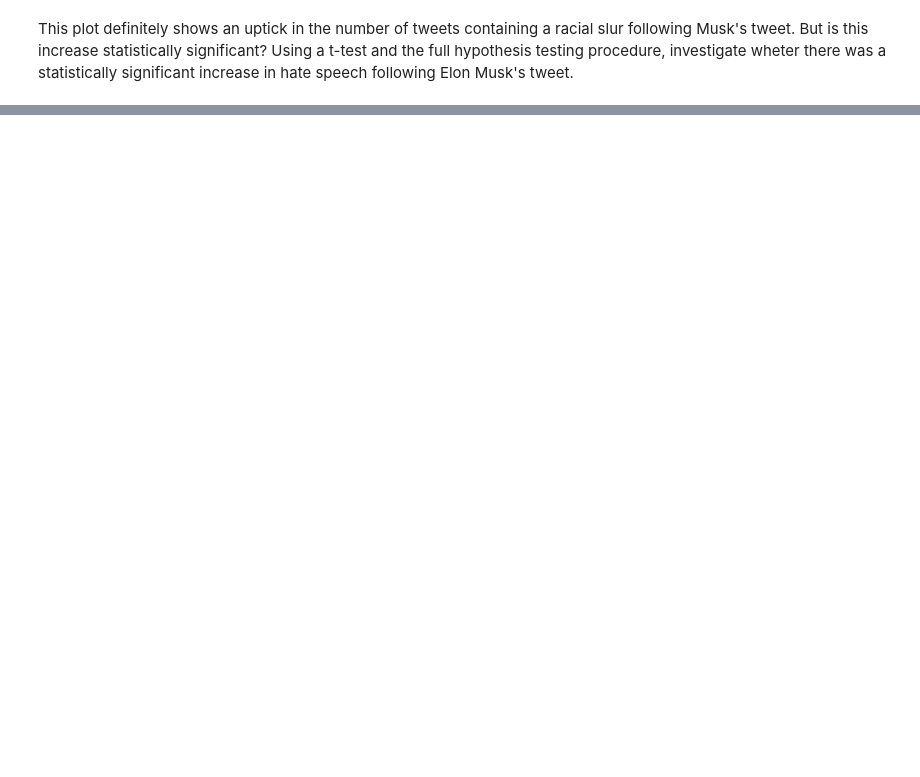
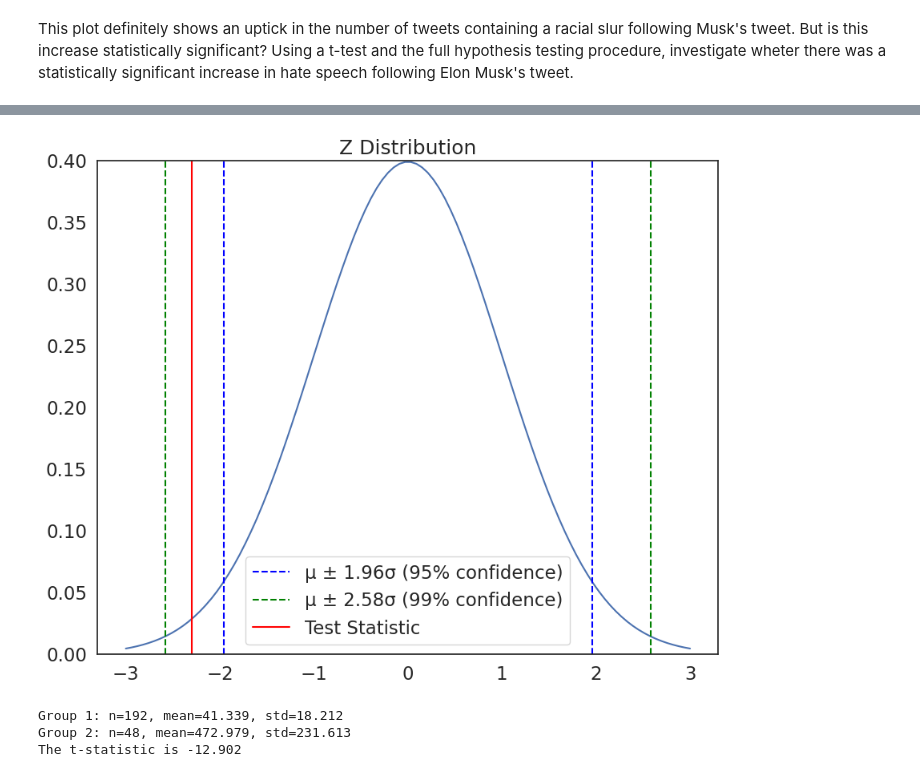
Before and after one commit to CathyZhang1/QM2, a Jupyter notebook: notebooks/W07. Hypothesis Testing.ipynb, the cells around one changed output, grey strips where cells are left out. Drawn from its saved outputs; the diff is of its cells as text; code cells hidden in the pictures; blank space fills up the shorter version.

```diff
--- a/notebooks/W07. Hypothesis Testing.ipynb
+++ b/notebooks/W07. Hypothesis Testing.ipynb
@@ -335,0 +396,28 @@ This plot definitely shows an uptick in the number of tweets containing a racial
+# %%
+def plot_z(test_statistic):
+    mu, se= 0, 1 # create two variables, a mean "mu" equal to zero, and standard deviation "se" equal to 1
+    x = np.linspace(mu - 3*se, mu + 3*se, 100) # create a range of values from -3 to 3 standard deviations
+
+    plt.plot(x, norm.pdf(x, mu, se)) # plot the normal distribution
+    plt.axvline(mu-se*1.96, color='blue', linestyle='dashed', linewidth=1.5,label='µ ± 1.96σ (95% confidence)') # plot a vertical line at the mean plus 2 standard deviations
+    plt.axvline(mu+se*1.96, color='blue', linestyle='dashed', linewidth=1.5)  # plot a vertical line at the mean minus 2 standard deviations
+    plt.axvline(mu-se*2.58, color='green', linestyle='dashed', linewidth=1.5,label='µ ± 2.58σ (99% confidence)') # plot a vertical line at the mean plus 2 standard deviations
+    plt.axvline(mu+se*2.58, color='green', linestyle='dashed', linewidth=1.5)  # plot a vertical line at the mean minus 2 standard deviations
+
+    plt.axvline(test_statistic, color='red', linestyle='solid', linewidth=1.5,label='Test Statistic') # plot a vertical line at the test statistic
+
+
+    plt.ylim(0,0.4)
+    plt.legend()
+    plt.title('Z Distribution') # add a title
+    plt.show()
+
+plot_z(-2.3)
+# %% [output]
+[figure, added]
+# %%
+t=manual_ttest(before,after) #run the t-test
+# %% [output]
+Group 1: n=192, mean=41.339, std=18.212
+Group 2: n=48, mean=472.979, std=231.613
+The t-statistic is -12.902
```
Also changed, not shown: parts of 16 cells of this notebook.
